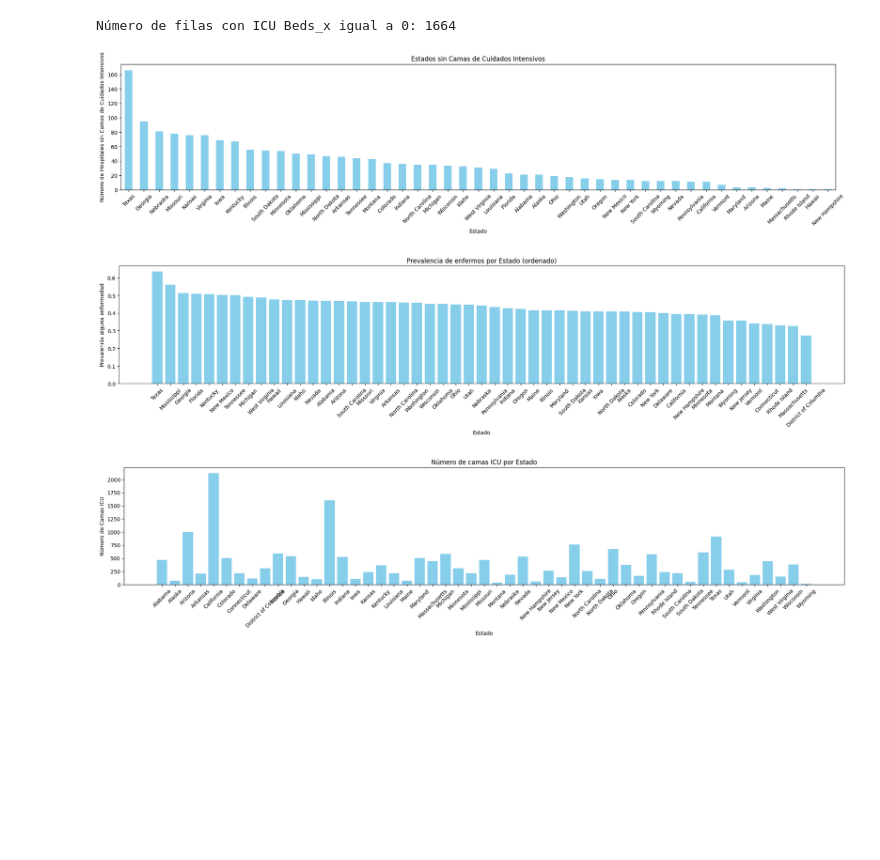
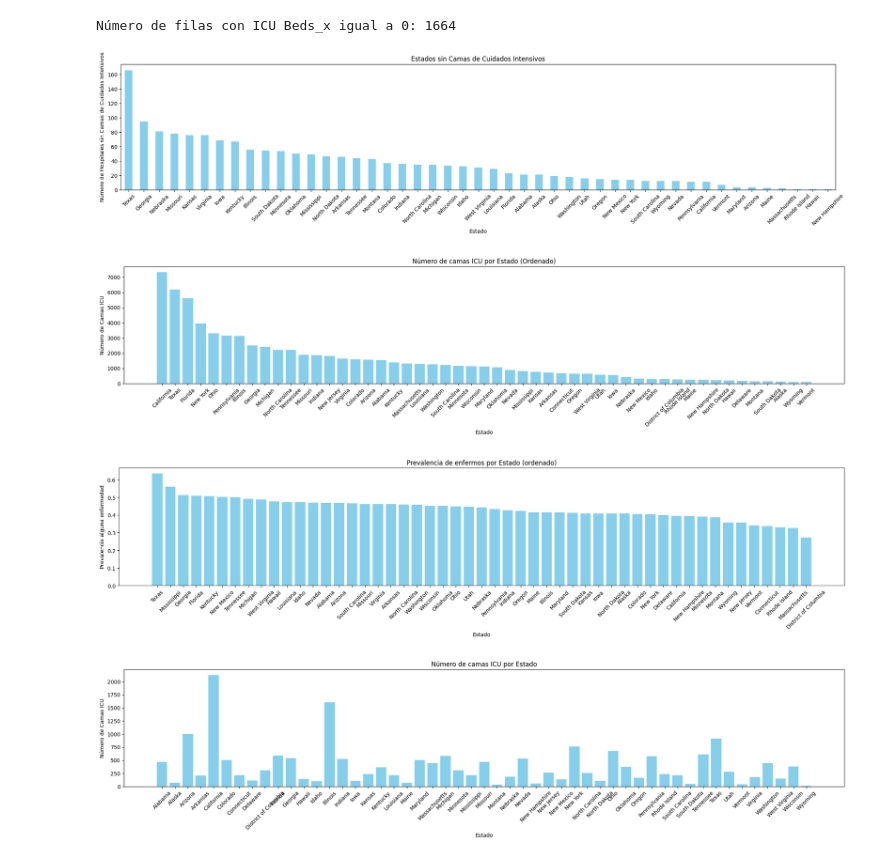
Before and after one commit to RmVa23/regularized-linear-regression, a Jupyter notebook: src/explore.ipynb, the cells around one changed output. Saved outputs shown, nothing was run; the diff lists cells and outputs as text; code cells hidden in the pictures; blank space fills up the shorter version.

Commit message:
final data

```diff
--- a/src/explore.ipynb
+++ b/src/explore.ipynb
@@ -271,39 +321,62 @@ sin_camas.plot(kind='bar', color='skyblue')
 plt.xlabel('Estado')
 plt.ylabel('Número de Hospitales sin Camas de Cuidados Intensivos')
 plt.title('Estados sin Camas de Cuidados Intensivos')
+
+# Mostrar el gráfico
+plt.xticks(rotation=45)  # Rotar etiquetas del eje x para mejor legibilidad
+plt.tight_layout()  # Ajustar el diseño para evitar superposición
+plt.show()
+
+#------------------------------------------------------------------------------------------
+
+# Agrupar por estado y sumar el número de camas ICU
+camas_por_estado = data.groupby('STATE_NAME')['ICU Beds_x'].sum()
+
+# Ordenar los estados de mayor a menor número de camas ICU
+camas_por_estado = camas_por_estado.sort_values(ascending=False)
+
+# Crear el gráfico de barras
+plt.figure(figsize=(20, 5))
+plt.bar(camas_por_estado.index, camas_por_estado.values, color='skyblue')
+
+# Añadir etiquetas y título
+plt.xlabel('Estado')
+plt.ylabel('Número de Camas ICU')
+plt.title('Número de camas ICU por Estado (Ordenado)')
 
 # Mostrar el gráfico
 plt.xticks(rotation=45)  # Rotar etiquetas del eje x para mejor legibilidad
 plt.tight_layout()  # Ajustar el diseño para evitar superposición
 plt.show()
 
 #-------------------------------------------------------------------------------------------
 
 
 p_enfermos = data['anycondition_number'] / data['Total Population']
 estados = data['STATE_NAME']
 
 prevalencia_por_estado = pd.DataFrame({'Estado': estados, 'Prevalencia Enfermos': p_enfermos})
 
 # Ordenar los estados por la prevalencia de enfermos de mayor a menor
 prevalencia_ordenada = prevalencia_por_estado.sort_values(by='Prevalencia Enfermos', ascending=False)
 
 # Crear el gráfico de barras con los estados ordenados
 plt.figure(figsize=(20, 5))
 plt.bar(prevalencia_ordenada['Estado'], prevalencia_ordenada['Prevalencia Enfermos'], color='skyblue')
 
 # Añadir etiquetas y título
 plt.xlabel('Estado')
 plt.ylabel('Prevalencia alguna enfermedad')
 plt.title('Prevalencia de enfermos por Estado (ordenado)')
 
 # Mostrar el gráfico
 plt.xticks(rotation=45)  # Rotar etiquetas del eje x para mejor legibilidad
 plt.tight_layout()  # Ajustar el diseño para evitar superposición
 plt.show()
 # %% [output]
 [figure]
-[figure, old version]
+[figure, new version]
+[figure, added]
 # %%
 estados = data['STATE_NAME']
 n_icu = data['ICU Beds_x']
```
Also changed, not shown: parts of 12 cells of this notebook.
